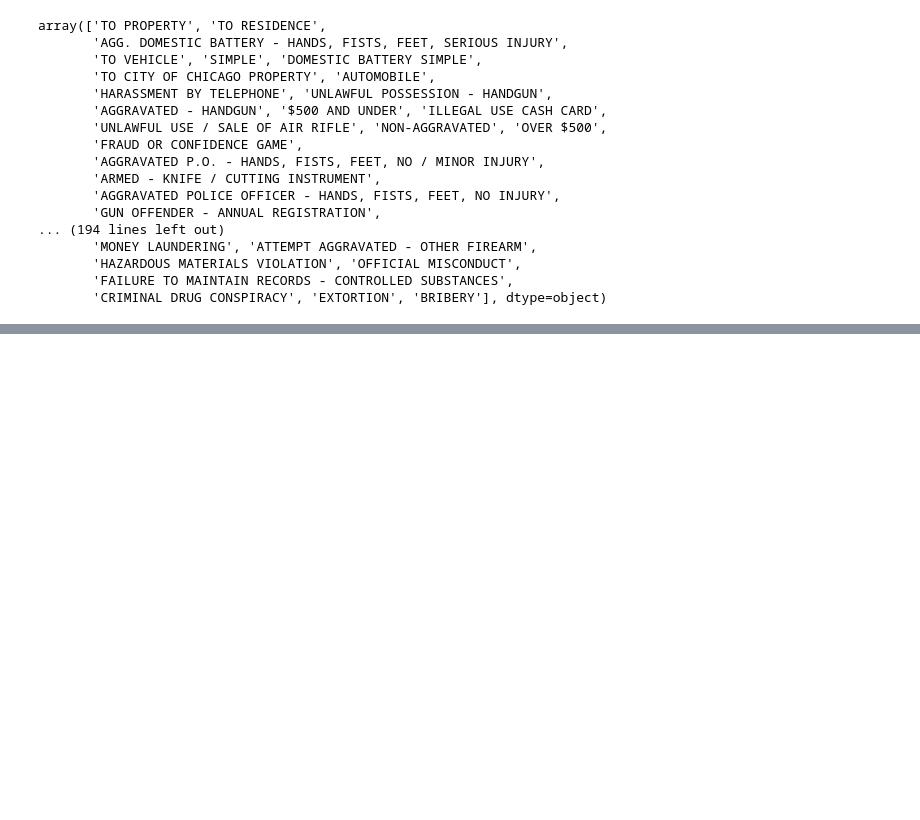
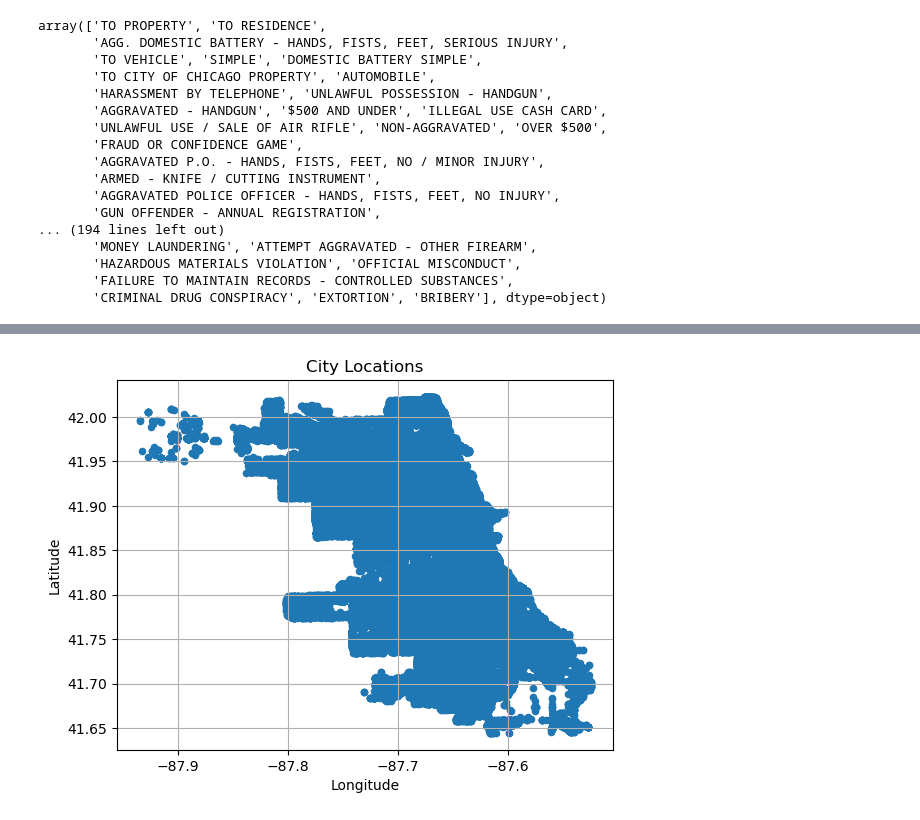
Before and after one commit to cralbert/analisis_datos, a Jupyter notebook: tp/tp.ipynb, the cells around one changed output, grey strips where cells are left out. Saved outputs shown, nothing was run; the diff lists cells and outputs as text; code cells hidden in the pictures; blank space fills up the shorter version.

```diff
--- a/tp/tp.ipynb
+++ b/tp/tp.ipynb
@@ -129,0 +170,8 @@ array(['TO PROPERTY', 'TO RESIDENCE',
+# %%
+df.plot.scatter(x='Longitude', y='Latitude', title='City Locations')
+plt.xlabel('Longitude')
+plt.ylabel('Latitude')
+plt.grid(True)
+plt.show()
+# %% [output]
+[figure, added]
```
Also changed, not shown: parts of 5 cells of this notebook.
